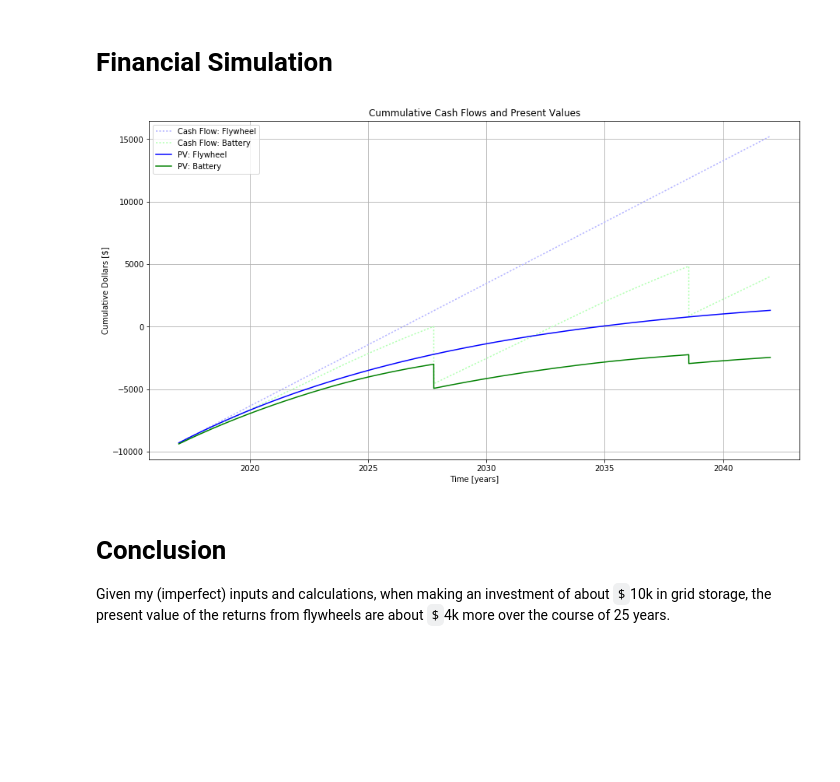
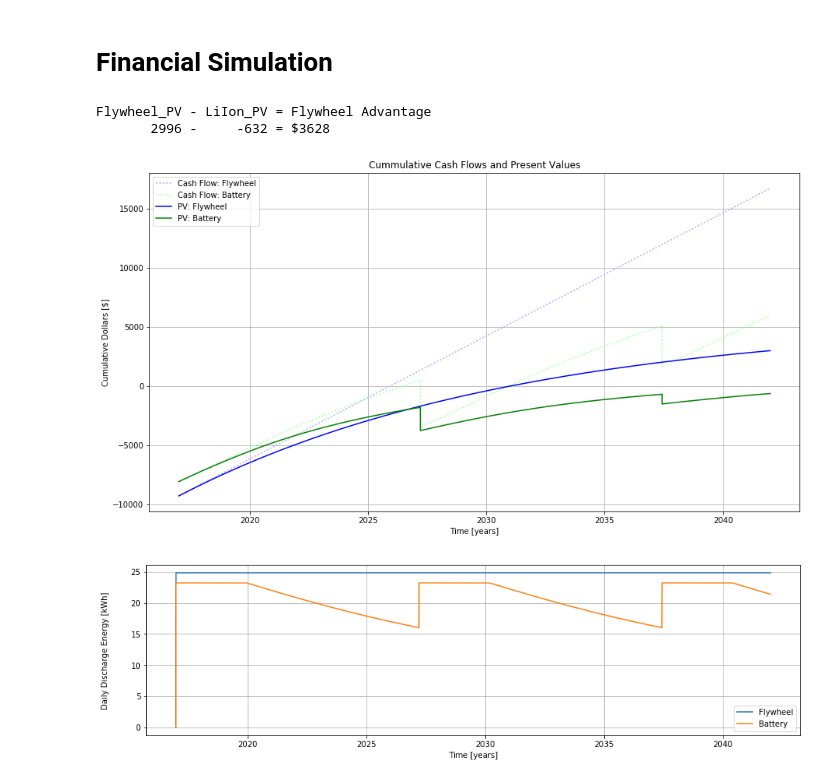
Before and after one commit to chubb/grid-storage, a Jupyter notebook: flywheel_liion_comparison.ipynb, the cells around one changed output. Cells and saved outputs as stored; diff of their text form; code cells hidden in the pictures; blank space fills up the shorter version.

```diff
--- a/flywheel_liion_comparison.ipynb
+++ b/flywheel_liion_comparison.ipynb
@@ -34,13 +34,13 @@ def CommonParameters():
     'daily_storage_request': 29.0 * c['J_per_kWh'],  # [J]
 
     # Discount rate.
-    'annual_discount_rate': 0.04,  # [#]
+    'annual_discount_rate': 0.07,  # [#]
 
     # Purchase Price of Energy, specified in $/kWh.
-    'purchase_price': 0.01/c['J_per_kWh'],  # [$/J]
+    'purchase_price': 0.03/c['J_per_kWh'],  # [$/J]
 
     # Sale Price of Energy specified in $/kWh.
-    'sale_price': 0.12/c['J_per_kWh'],  # [$/J]
+    'sale_price': 0.15/c['J_per_kWh'],  # [$/J]
 
     # Year the project is built.
     'start_year': 2017,  # [calendar year]
@@ -49,8 +49,10 @@ def CommonParameters():
 
 def BatteryParameters():
     pm_bat = {
-    # Initial theoretical capacity specified in kWh.
-    'capacity_0': 29.0/0.75  * c['J_per_kWh'], # [J]
+    # Initial capacity specified in kWh. The 1.15 factor was tuned to find
+    # the most profitable capacity. If capacity is too small then the batteries wear out
+    # very quickly, if it is too large then initial capital cost is too large.
+    'capacity_0': 29.0 * 1.15 * c['J_per_kWh'], # [J]
 
     # The round trip efficiency.
     'eff_round_trip': 0.80,  # [#]
@@ -276,12 +278,7 @@ of 75%, the battery capacity will be 60% of its initial capacity after 3733 cycl
 This data is the basis of a function named <code>UpdateBatteryCapacity()</code> defined in <code>li_ion.py</code>.  It is used to reduce the battery capacity each time the battery stores and releases energy in the simulation. Now that we have a function for reducing battery capacity with age, we can write a function to estimate battery revenues and costs during operation.  The following function will represent the daily cycle.  It will be run for each day in the expected life of the installation.
 # %%
 def BatteryDailyCycle(E_charge_req, purchase_price, sale_price, eff_round_trip, capacity_0, capacity, day_num):
-    # To prevent premature degradation Li Ion is typically limited to the range 15-90% of full capacity.
-    healthy_charge_limit = 0.9 - 0.15
-
-    E_charge = min(healthy_charge_limit * capacity_0,
-                   capacity,
-                   E_charge_req)
+    E_charge = min(capacity, E_charge_req)
     E_discharge = eff_round_trip * E_charge
     revenue = E_discharge * sale_price - E_charge * purchase_price
 
@@ -326,35 +323,49 @@ for i in range(1, n):
         pm_fw['system']['eff_round_trip'],
         time_stored,
         pm_fw['system']['parasitic_power_loss'])
 
     (E_discharge_bat[i], revenues_bat[i], costs_bat[i], capacities_bat[i]) = BatteryDailyCycle(
         pm['daily_storage_request'],
         pm['purchase_price'],
         pm['sale_price'],
         pm_bat['eff_round_trip'],
         pm_bat['capacity_0'],
         capacities_bat[i-1],
         i)
 
 # Find the present value of the each future cash flow.
-discount_rate = 0.08/365.0  # [#]  The interest rate to discount future cash flows.
+discount_rate = pm['annual_discount_rate']/365.0  # [#]  The daily discount rate.
 present_value_fw = financial.PV(discount_rate, revenues_fw - costs_fw)
 present_value_bat = financial.PV(discount_rate, revenues_bat - costs_bat)
 
 # Plot.
 year = pm['start_year'] + np.array(range(n))/365.0
 figure(figsize=(15, 8))
 plot(year, cumsum(revenues_fw - costs_fw), color=[.7, .7, 1], linestyle=":", label="Cash Flow: Flywheel")
 plot(year, cumsum(revenues_bat - costs_bat), color=[.7, 1, .7], linestyle=":", label="Cash Flow: Battery")
 plot(year, cumsum(present_value_fw), "b", label="PV: Flywheel")
 plot(year, cumsum(present_value_bat), "g", label="PV: Battery")
 legend()
 grid("on")
 title("Cummulative Cash Flows and Present Values")
 ylabel("Cumulative Dollars [$]")
 xlabel("Time [years]");
+
+# Compare the flywheel and battery after 25 years.
+pv_fw = sum(present_value_fw)
+pv_bat = sum(present_value_bat)
+print("Flywheel_PV - LiIon_PV = Flywheel Advantage")
+print("%11.0f - %8.0f = $%4.0f" % (pv_fw, pv_bat, pv_fw - pv_bat))
+
+figure(figsize=(15, 4))
+plot(year, E_discharge_fw/c['J_per_kWh'], label="Flywheel")
+plot(year, E_discharge_bat/c['J_per_kWh'], label="Battery")
+legend()
+grid("on")
+ylabel("Daily Discharge Energy [kWh]\n\n")
+xlabel("Time [years]");
 # %% [output]
+Flywheel_PV - LiIon_PV = Flywheel Advantage
+       2996 -     -632 = $3628
-[figure, old version]
+[figure, new version]
+[figure, added]
-# %% [markdown]
-# Conclusion
-Given my (imperfect) inputs and calculations, when making an investment of about `$`10k in grid storage, the present value of the returns from flywheels are about `$`4k more over the course of 25 years.
```
Also changed, not shown: parts of 3 cells of this notebook, 1 other file.
